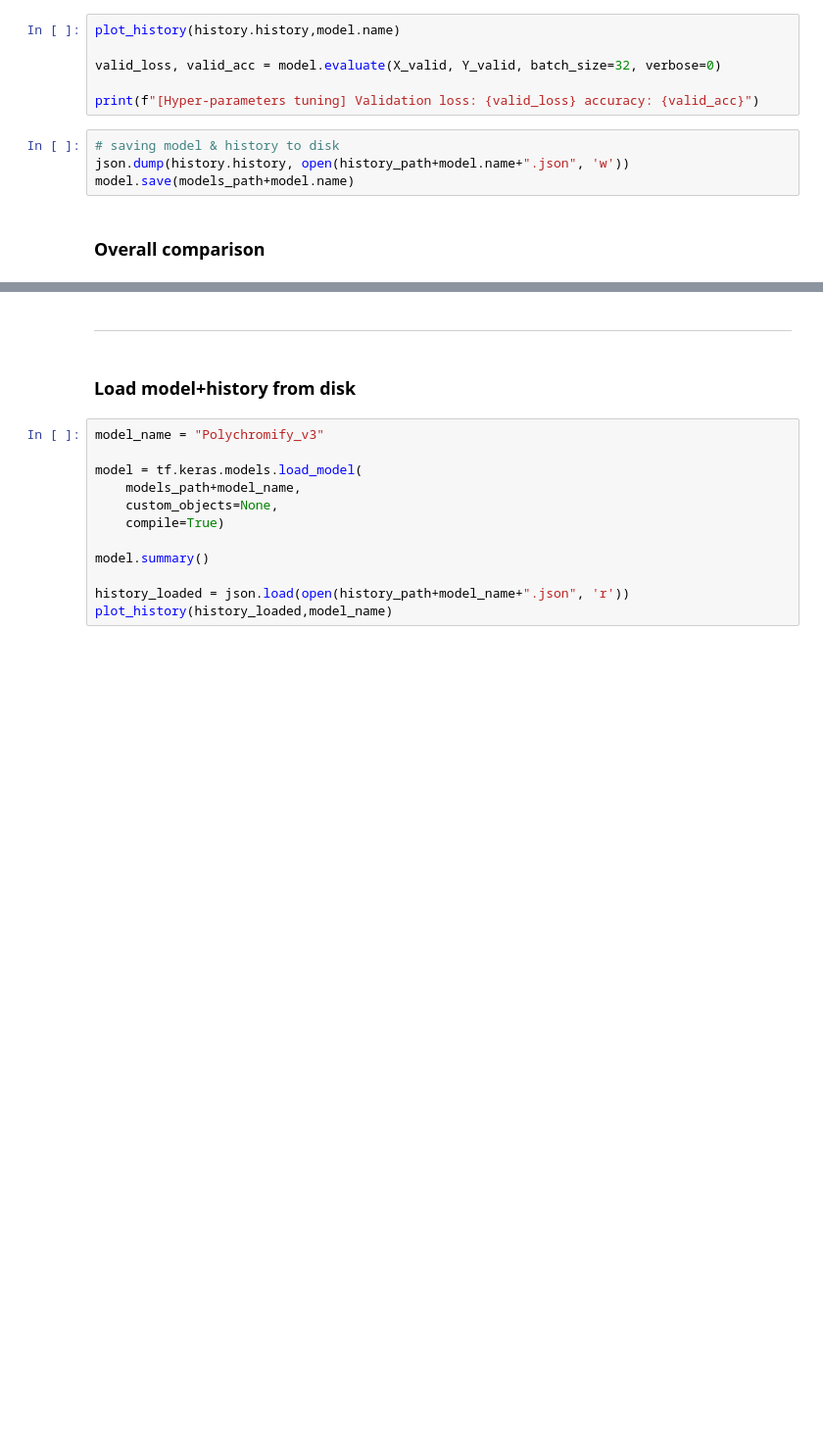
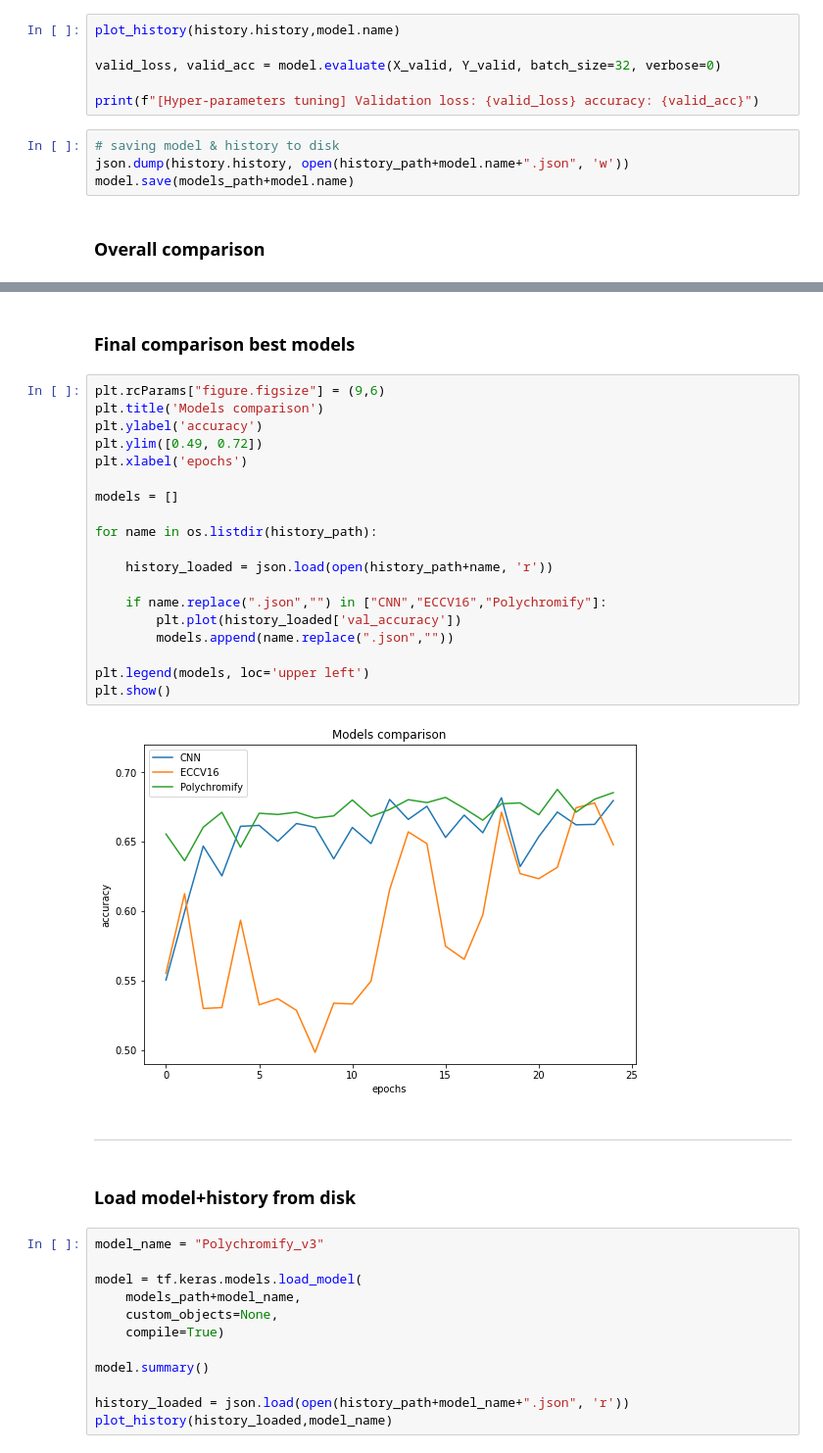
Before and after one commit to davide97g/polychromify, a Jupyter notebook: notebooks/modeling.ipynb, the cells around one changed output, grey strips where cells are left out. Shown at 98% size. Saved outputs shown, nothing was run; the diff lists cells and outputs as text; blank space fills up the shorter version.

Commit message:
presentation images

```diff
--- a/notebooks/modeling.ipynb
+++ b/notebooks/modeling.ipynb
@@ -499,3 +501,26 @@ plot_history_comparison(False,(9,6))
+# %% [markdown]
+### Final comparison best models
+# %%
+plt.rcParams["figure.figsize"] = (9,6)
+plt.title('Models comparison')
+plt.ylabel('accuracy')
+plt.ylim([0.49, 0.72])
+plt.xlabel('epochs')
+
+models = []
+
+for name in os.listdir(history_path):
+
+    history_loaded = json.load(open(history_path+name, 'r'))
+
+    if name.replace(".json","") in ["CNN","ECCV16","Polychromify"]:
+        plt.plot(history_loaded['val_accuracy'])
+        models.append(name.replace(".json",""))
+
+plt.legend(models, loc='upper left')
+plt.show()
+# %% [output]
+[figure, added]
 # %% [markdown]
 ---
 # %% [markdown]
```
Also changed, not shown: parts of 1 cell of this notebook, 10 other files.
